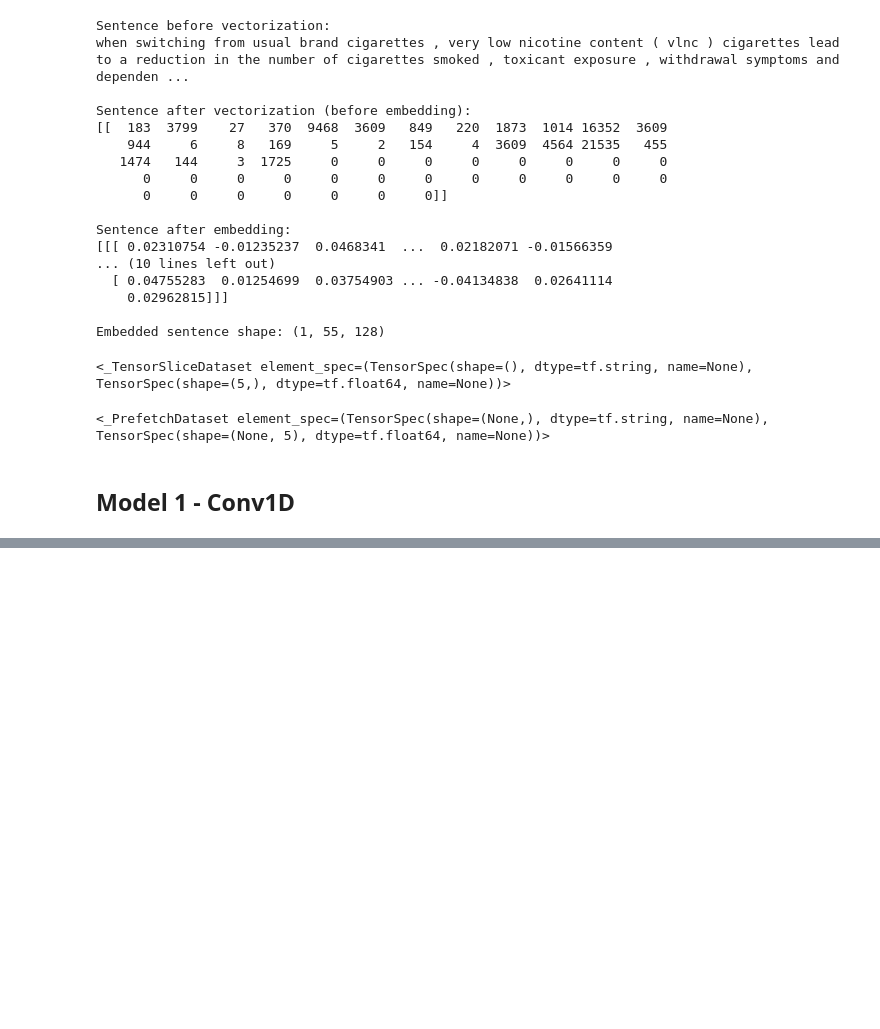
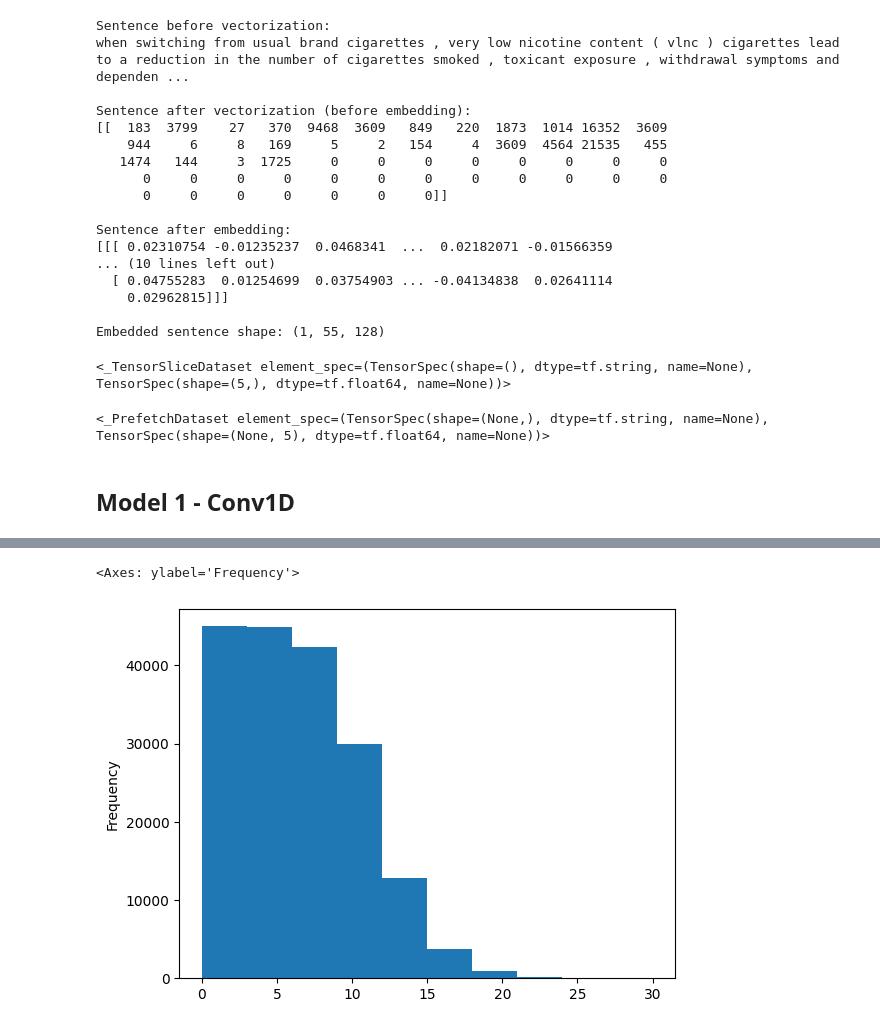
Before and after one commit to kelixirr/AI-Projects, a Jupyter notebook: pubmed-200k-rct-nlp-classification-project.ipynb, the cells around one changed output, grey strips where cells are left out. Cells and saved outputs as stored; diff of their text form; code cells hidden in the pictures; blank space fills up the shorter version.

```diff
--- a/pubmed-200k-rct-nlp-classification-project.ipynb
+++ b/pubmed-200k-rct-nlp-classification-project.ipynb
@@ -426,0 +977,5 @@ train_dataset
+# %%
+train_df.line_number.plot.hist()
+# %% [output]
+<Axes: ylabel='Frequency'>
+[figure, added]
```
Also changed, not shown: parts of 82 cells of this notebook.
